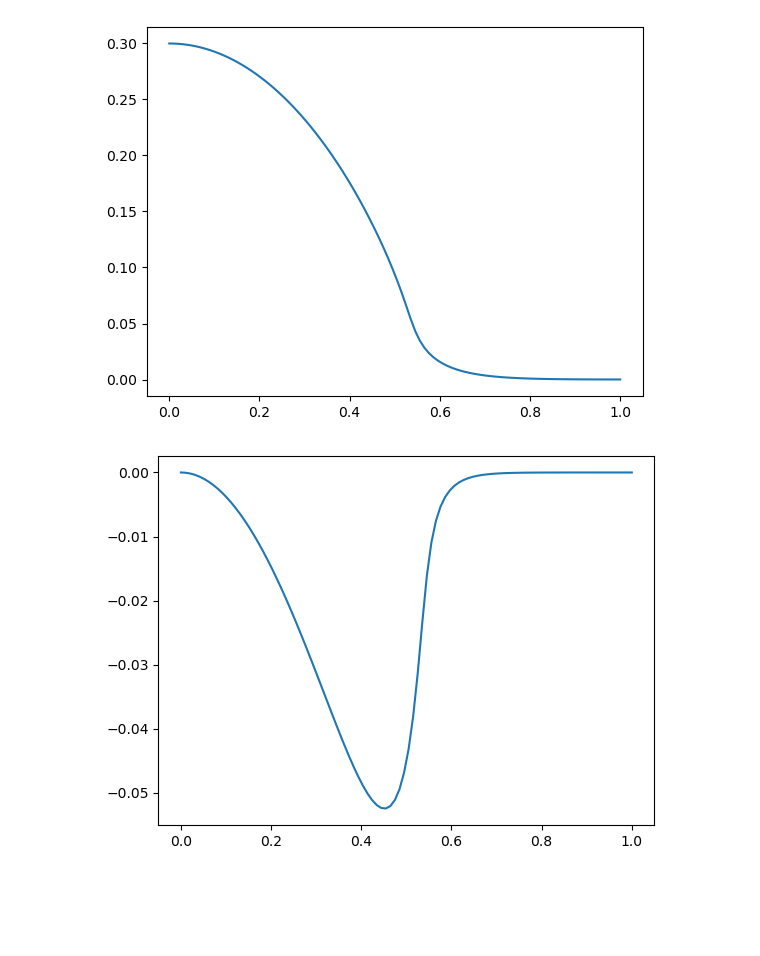
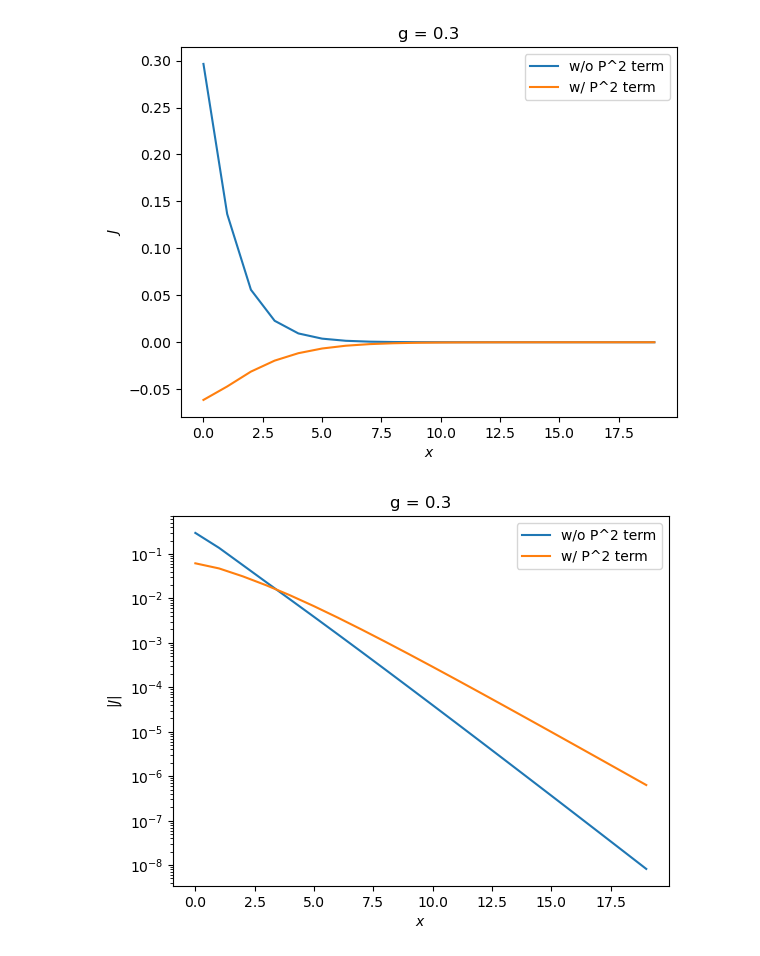
Before and after one commit to chuan97/spin-boson, a Jupyter notebook: delta_renorm.ipynb, the cells around one changed output. Drawn from its saved outputs; the diff is of its cells as text; code cells hidden in the pictures; blank space fills up the shorter version.

```diff
--- a/delta_renorm.ipynb
+++ b/delta_renorm.ipynb
@@ -55,27 +63,42 @@ plt.show()
 # %%
 N = 100
 w0 = 1.0
 gamma = 0.4
 ks = 2 * np.pi * np.arange(N) / N
 ws = w0 - 2 * gamma * np.cos(ks)
 
-x = 2
+xs = np.arange(0, 20, 1)
 delta = 0.3
-gs = np.linspace(0.0, 1.0, 100)
+g = 0.3
 
-deltars = []
+env = SpinBosonEnv(ks, ws, g * np.ones(N) / np.sqrt(N))
+
 Js = []
-for g in gs:
+Js2 = []
+for x in xs:
+    deltar, J = varpol.variational_deltar(delta, x, env)
+    Js.append(J)
+
     env = SpinBosonEnv(ks, ws, g * np.ones(N) / np.sqrt(N))
     deltar, J = varpolP2.variational_deltar(delta, x, env)
-    deltars.append(deltar)
-    Js.append(J)
+    Js2.append(J)
 
-plt.plot(gs, deltars)
+plt.plot(xs, Js, label='w/o P^2 term')
+plt.plot(xs, Js2, label='w/ P^2 term')
+plt.xlabel(r'$x$')
+plt.ylabel(r'$J$')
+plt.legend()
+plt.title(f'g = {g}')
 plt.show()
 
-plt.plot(gs, Js)
+plt.plot(xs, Js, label='w/o P^2 term')
+plt.plot(xs, np.abs(Js2), label='w/ P^2 term')
+plt.yscale('log')
+plt.xlabel(r'$x$')
+plt.ylabel(r'$|J|$')
+plt.legend()
+plt.title(f'g = {g}')
 plt.show()
 # %% [output]
-[figure, old version]
+[figure, new version]
-[figure, old version]
+[figure, new version]
```
Also changed, not shown: parts of 1 cell of this notebook.
